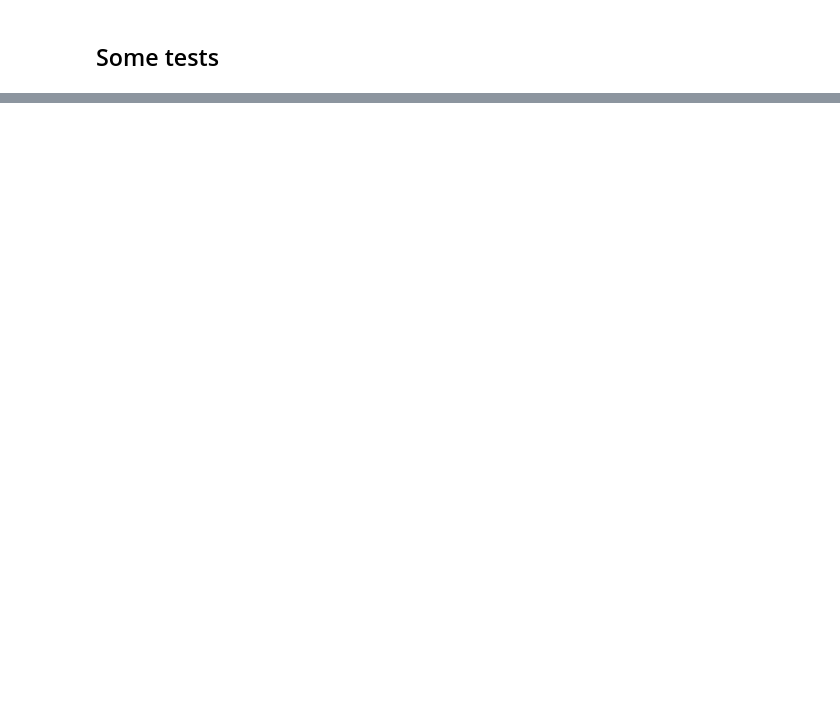
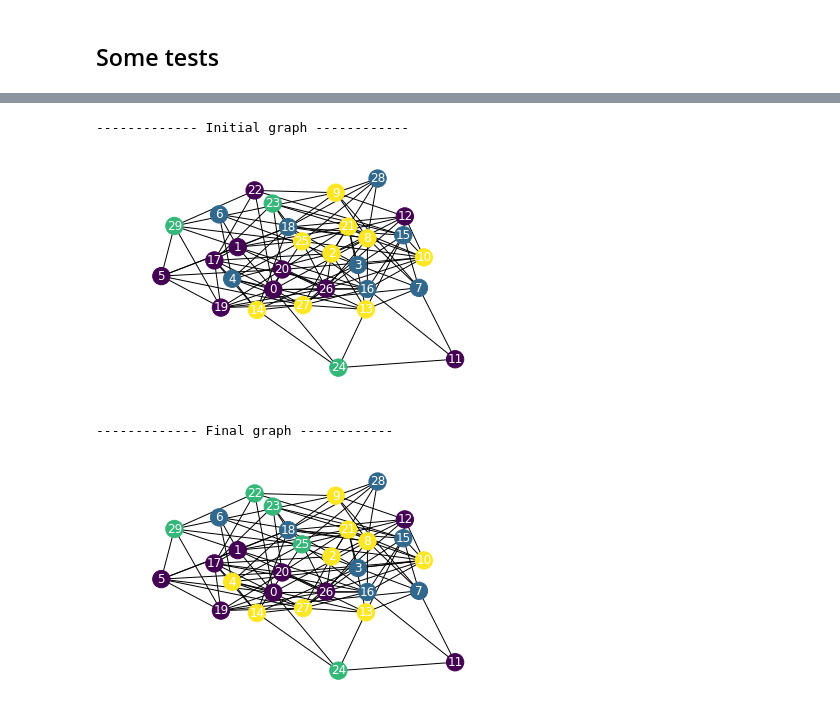
Before and after one commit to rbuchs/opinion-formation, a Jupyter notebook: code/Test_graph.ipynb, the cells around one changed output, grey strips where cells are left out. Cells and saved outputs as stored; diff of their text form; code cells hidden in the pictures; blank space fills up the shorter version.

```diff
--- a/code/Test_graph.ipynb
+++ b/code/Test_graph.ipynb
@@ -100,2 +13,7 @@ def Step_2(graph, node_i, verbose):
+# %%
+n = 30
+m = 120
+n_opinion = 4
+G = OpinionGraph.CreateRandom(n, m, n_opinion)
 # %% [markdown]
 ## Some tests
@@ -140,0 +20,4 @@ Opinion of node {} m
+# %%
+phi = 0.5
+n_step = 10
+OpinionAlgorithm.Simulation(G, phi, n_step, verbose=True)
@@ -140,0 +53,9 @@ Opinion of node {} m
+# %%
+phi = 0.5
+n_step = 10
+OpinionAlgorithm.SimulationBeginEnd(G, phi, n_step)
+# %% [output]
+------------- Initial graph ------------
+[figure, added]
+------------- Final graph ------------
+[figure, added]
```
Also changed, not shown: parts of 17 cells of this notebook, 2 other files.
